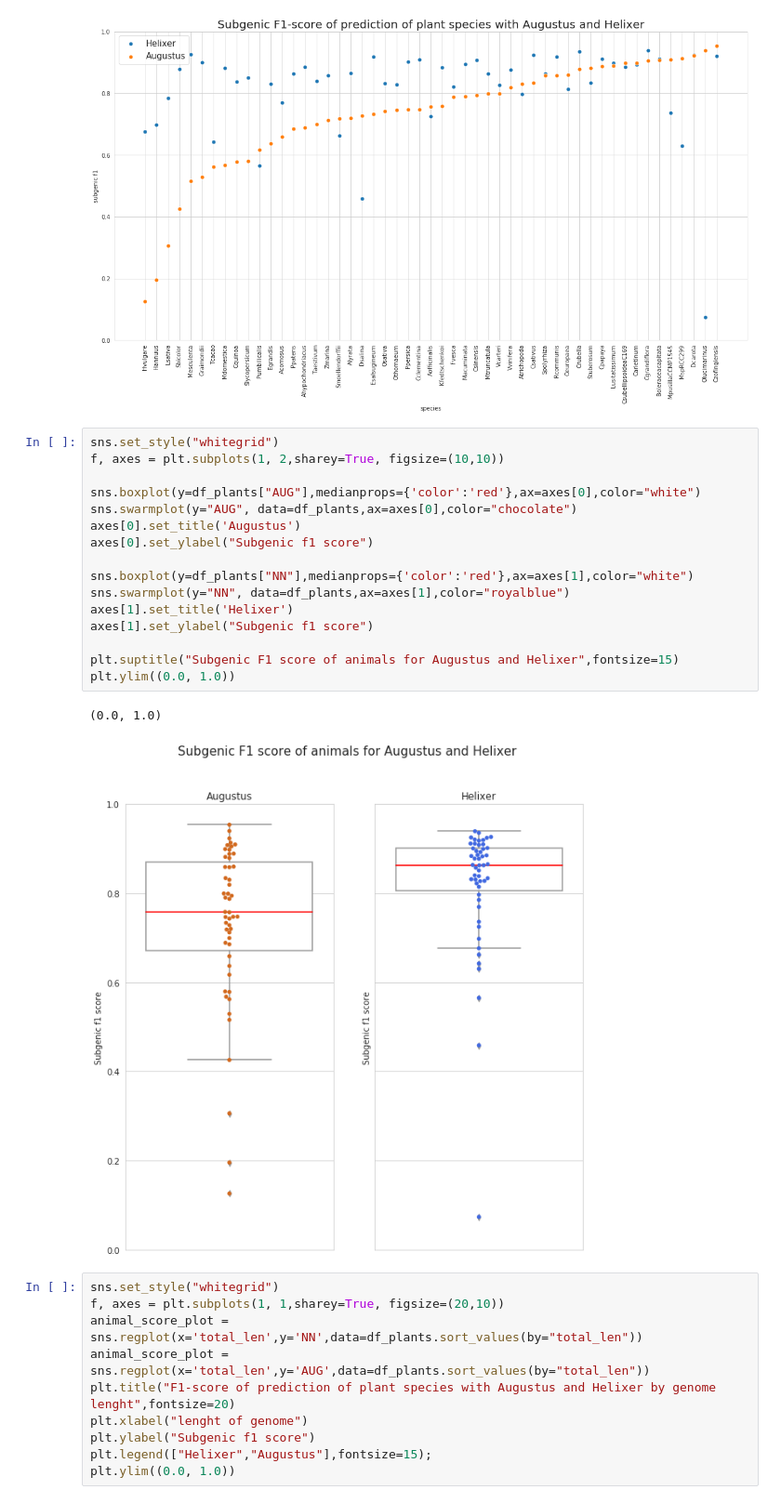
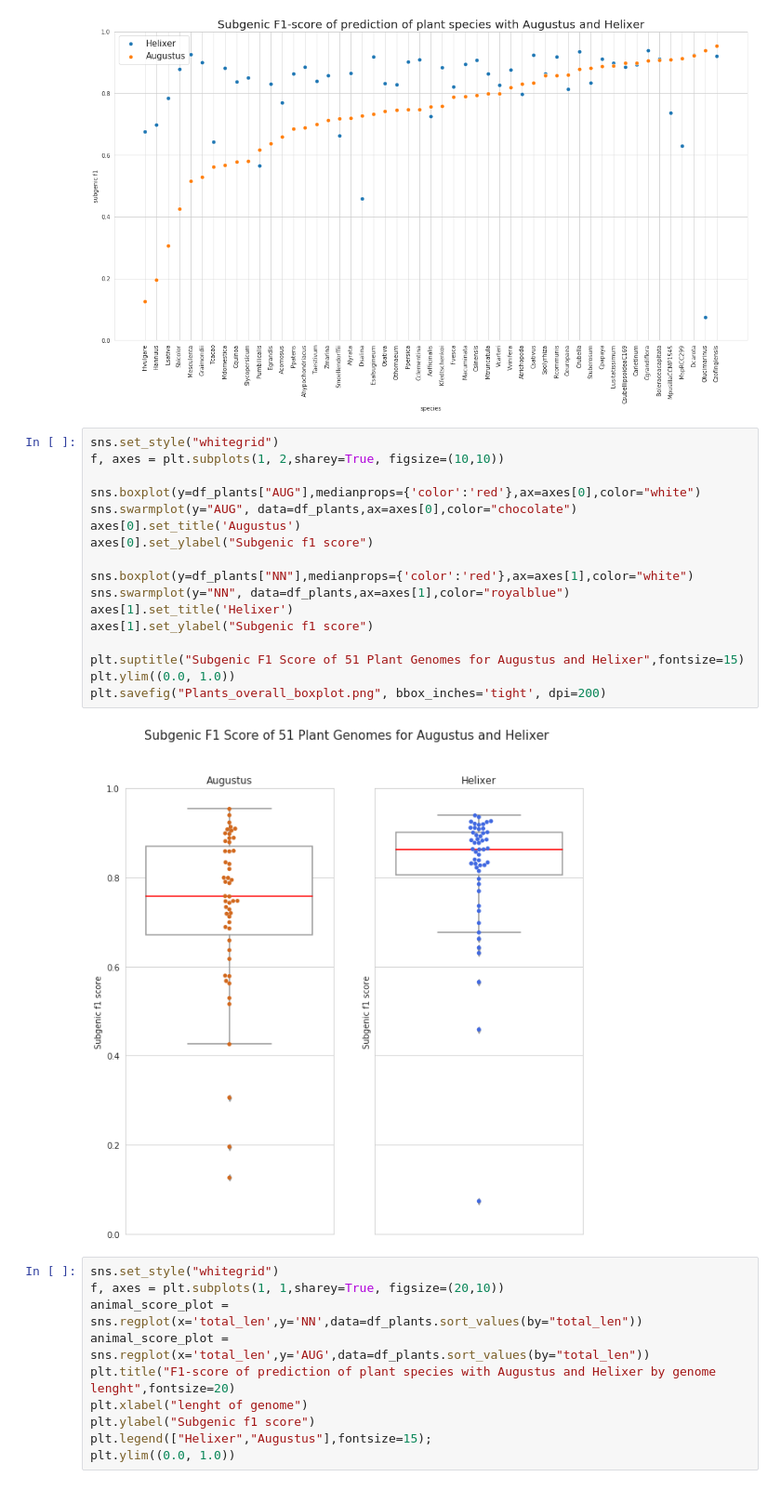
Before and after one commit to weberlab-hhu/helixer_scratch, a Jupyter notebook: plots/Plants.ipynb, the cells around one changed output. Shown at 93% size. Saved outputs shown, nothing was run; the diff lists cells and outputs as text.

```diff
--- a/plots/Plants.ipynb
+++ b/plots/Plants.ipynb
@@ -62,22 +62,22 @@ plt.ylim((0.0, 1.0))
 # %%
 sns.set_style("whitegrid")
 f, axes = plt.subplots(1, 2,sharey=True, figsize=(10,10))
 
 sns.boxplot(y=df_plants["AUG"],medianprops={'color':'red'},ax=axes[0],color="white")
 sns.swarmplot(y="AUG", data=df_plants,ax=axes[0],color="chocolate")
 axes[0].set_title('Augustus')
 axes[0].set_ylabel("Subgenic f1 score")
 
 sns.boxplot(y=df_plants["NN"],medianprops={'color':'red'},ax=axes[1],color="white")
 sns.swarmplot(y="NN", data=df_plants,ax=axes[1],color="royalblue")
 axes[1].set_title('Helixer')
 axes[1].set_ylabel("Subgenic f1 score")
 
-plt.suptitle("Subgenic F1 score of animals for Augustus and Helixer",fontsize=15)
+plt.suptitle("Subgenic F1 Score of 51 Plant Genomes for Augustus and Helixer",fontsize=15)
 plt.ylim((0.0, 1.0))
+plt.savefig("Plants_overall_boxplot.png", bbox_inches='tight', dpi=200)
 # %% [output]
-(0.0, 1.0)
-[figure, old version]
+[figure, new version]
 # %%
 sns.set_style("whitegrid")
 f, axes = plt.subplots(1, 1,sharey=True, figsize=(20,10))
```
Also changed, not shown: 6 other files.
